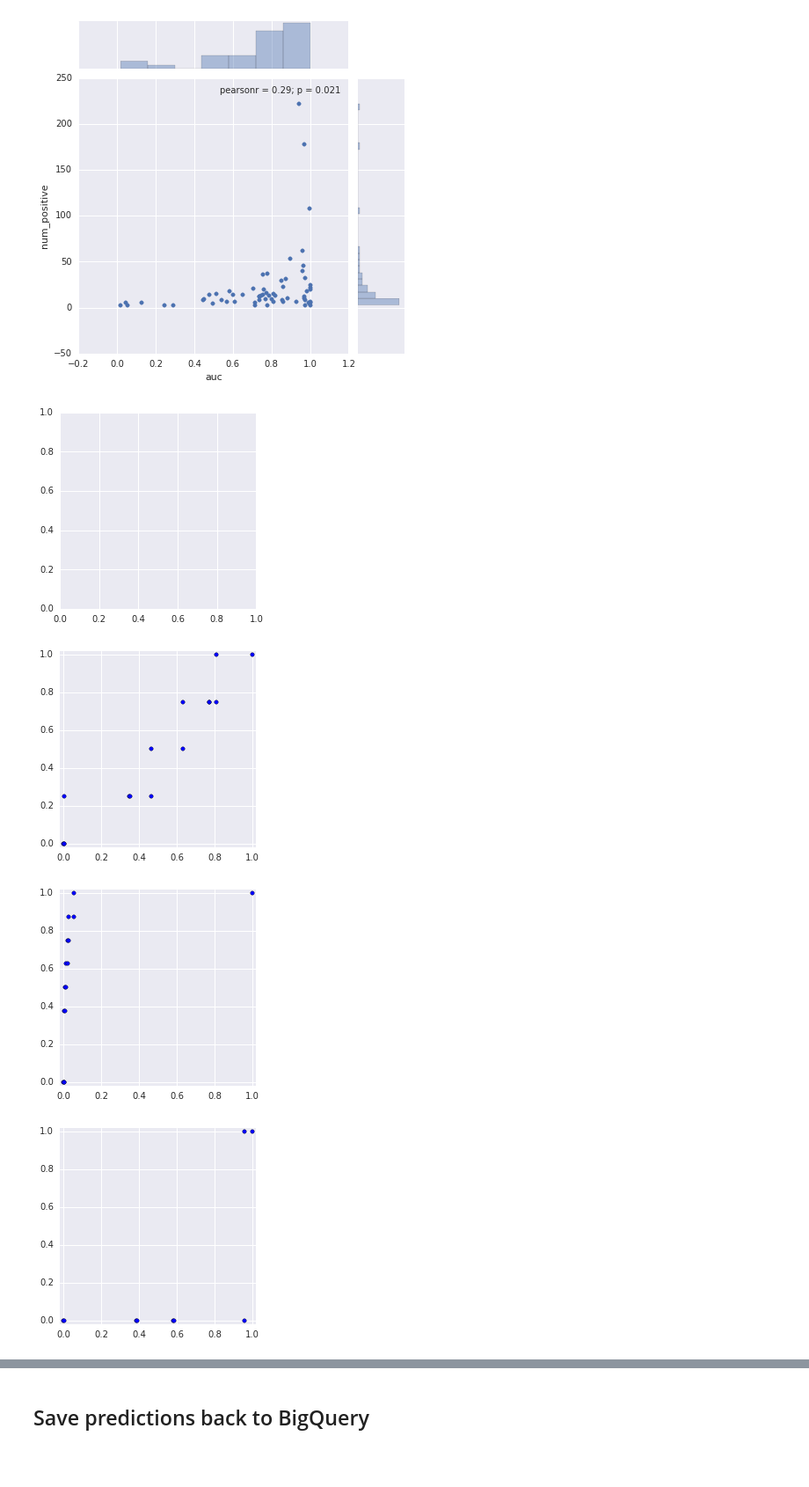
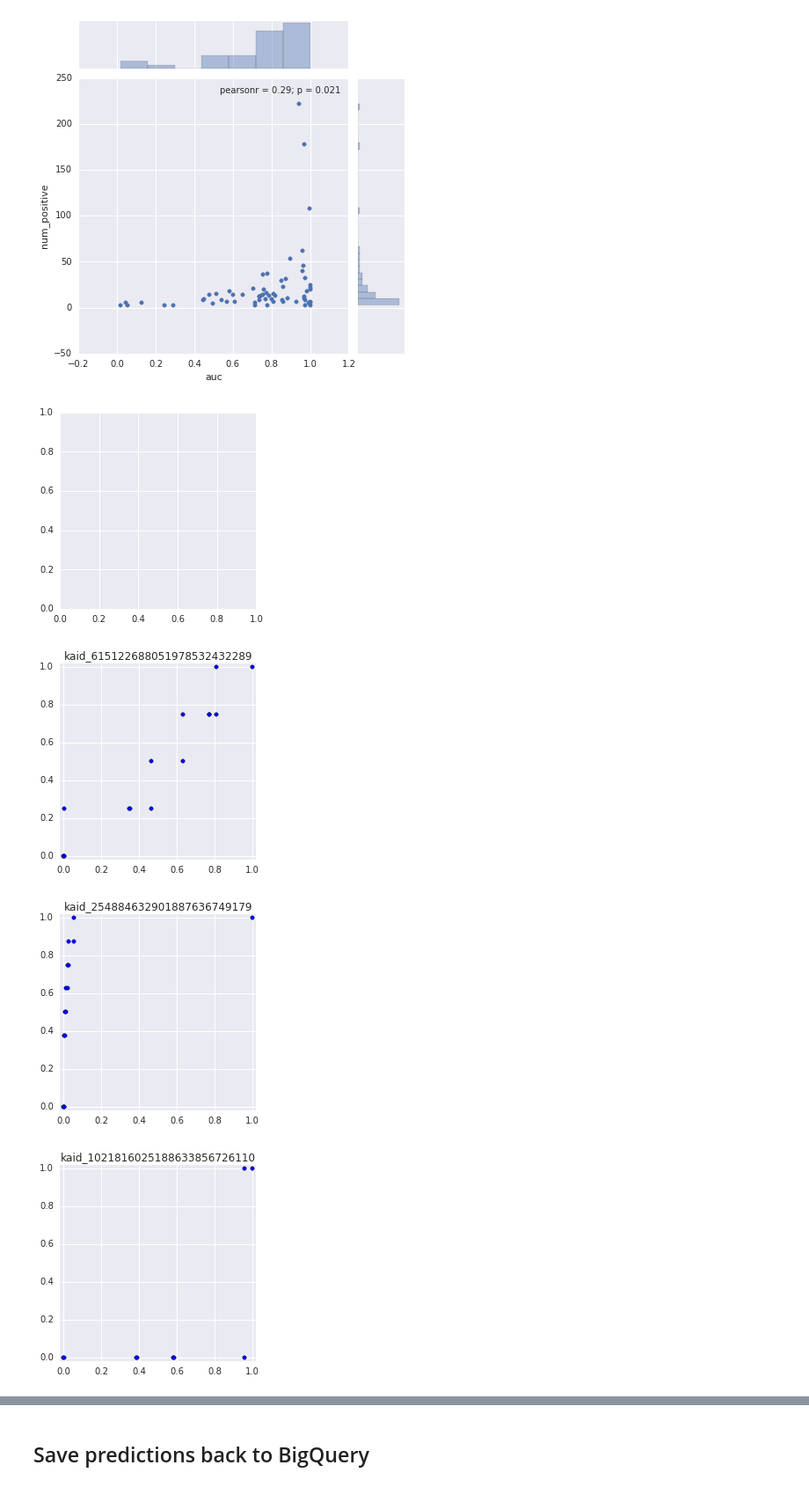
Before and after one commit to mthmn20/jupyterhub_bq, a Jupyter notebook: notebooks/recommendations/email_recs.ipynb, the cells around one changed output, grey strips where cells are left out. Shown at 88% size. Cells and saved outputs as stored; diff of their text form; code cells hidden in the pictures; blank space fills up the shorter version.

```diff
--- a/notebooks/recommendations/email_recs.ipynb
+++ b/notebooks/recommendations/email_recs.ipynb
@@ -282,12 +282,13 @@ sns.jointplot("auc", "num_positive", summary_df)
 # %%
 f, ax = plt.subplots(figsize=[4,4])
 for i, row in summary_df[:10].iterrows():
     f, ax = plt.subplots(figsize=[4,4])
     plt.scatter(row["fpr"], row["tpr"])
+    plt.title(row["kaid"])
     plt.ylim([-.02,1.02])
     plt.xlim([-.02,1.02])
 # %% [output]
 [figure]
-[figure, old version]
+[figure, new version]
-[figure, old version]
+[figure, new version]
-[figure, old version]
+[figure, new version]
```
Also changed, not shown: parts of 3 cells of this notebook.
